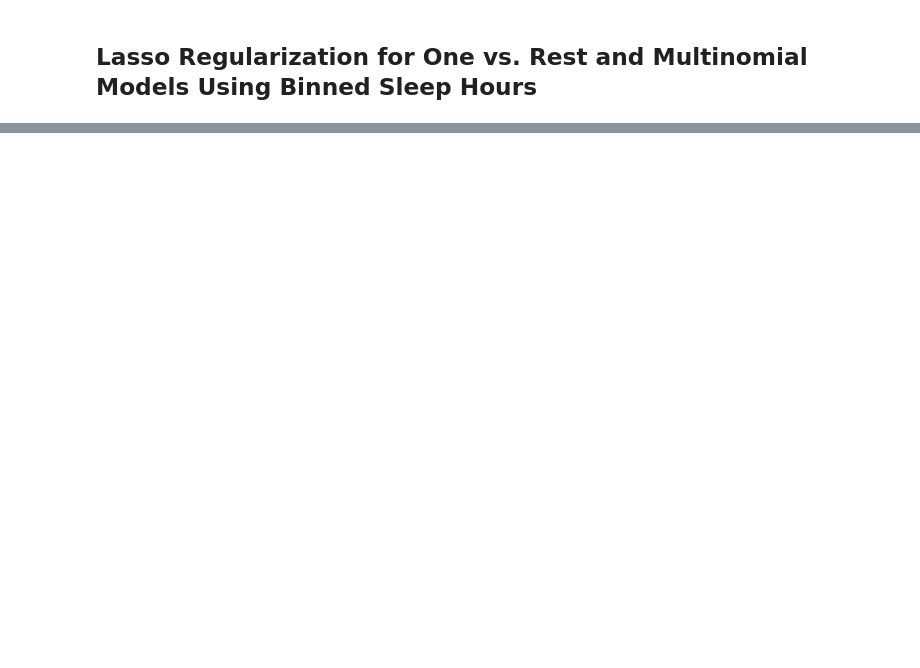
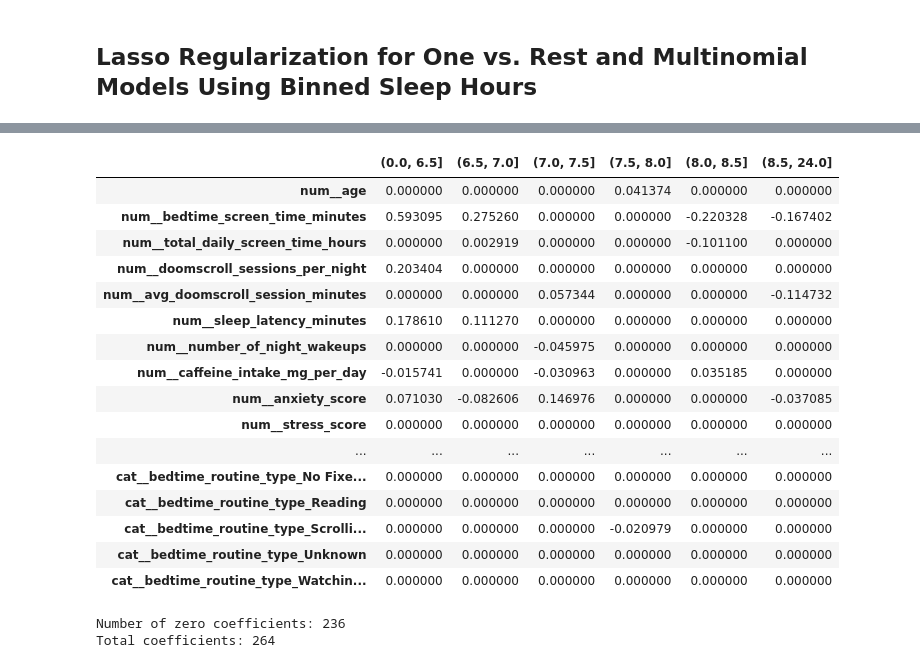
Before and after one commit to hdykens/6021-Final-Project, a Jupyter notebook: 03_Lasso_Regularization/Lasso_MVR_Binned_Sleep_Hours_v1.ipynb, the cells around one changed output, grey strips where cells are left out. Drawn from its saved outputs; the diff is of its cells as text; code cells hidden in the pictures; blank space fills up the shorter version.

```diff
--- a/03_Lasso_Regularization/Lasso_MVR_Binned_Sleep_Hours_v1.ipynb
+++ b/03_Lasso_Regularization/Lasso_MVR_Binned_Sleep_Hours_v1.ipynb
@@ -37,0 +136,8 @@ Index(['age', 'bedtime_screen_time_minutes', 'total_daily_screen_time_hours',
+# %%
+# Numerical predictors
+# Numerical columns will already be in dumified if they are the columns that are integers that are naturally dumified.
+Num_predictors = []
+for col in X_train:
+    if X_train[col].dtype in ['int64', 'float64'] and col not in already_dumified:
+        Num_predictors.append(col)
+Num_predictors
@@ -37,0 +246,35 @@ Index(['age', 'bedtime_screen_time_minutes', 'total_daily_screen_time_hours',
+# %%
+lasso_coefficients = pd.DataFrame(
+    pipe_multi.named_steps["model"].coef_.T,
+    index=pipe_multi.named_steps["transformers"].get_feature_names_out(),
+    columns= pipe_multi.named_steps['model'].classes_
+)
+lasso_coefficients
+# %% [output]
+|  | (0.0, 6.5] | (6.5, 7.0] | (7.0, 7.5] | (7.5, 8.0] | (8.0, 8.5] | (8.5, 24.0] |
+| num__age | 0.000000 | 0.000000 | 0.000000 | 0.041374 | 0.000000 | 0.000000 |
+| num__bedtime_screen_time_minutes | 0.593095 | 0.275260 | 0.000000 | 0.000000 | -0.220328 | -0.167402 |
+| num__total_daily_screen_time_hours | 0.000000 | 0.002919 | 0.000000 | 0.000000 | -0.101100 | 0.000000 |
+| num__doomscroll_sessions_per_night | 0.203404 | 0.000000 | 0.000000 | 0.000000 | 0.000000 | 0.000000 |
+| num__avg_doomscroll_session_minutes | 0.000000 | 0.000000 | 0.057344 | 0.000000 | 0.000000 | -0.114732 |
+| num__sleep_latency_minutes | 0.178610 | 0.111270 | 0.000000 | 0.000000 | 0.000000 | 0.000000 |
+| num__number_of_night_wakeups | 0.000000 | 0.000000 | -0.045975 | 0.000000 | 0.000000 | 0.000000 |
+| num__caffeine_intake_mg_per_day | -0.015741 | 0.000000 | -0.030963 | 0.000000 | 0.035185 | 0.000000 |
+| num__anxiety_score | 0.071030 | -0.082606 | 0.146976 | 0.000000 | 0.000000 | -0.037085 |
+| num__stress_score | 0.000000 | 0.000000 | 0.000000 | 0.000000 | 0.000000 | 0.000000 |
+| ... | ... | ... | ... | ... | ... | ... |
+| cat__bedtime_routine_type_No Fixe... | 0.000000 | 0.000000 | 0.000000 | 0.000000 | 0.000000 | 0.000000 |
+| cat__bedtime_routine_type_Reading | 0.000000 | 0.000000 | 0.000000 | 0.000000 | 0.000000 | 0.000000 |
+| cat__bedtime_routine_type_Scrolli... | 0.000000 | 0.000000 | 0.000000 | -0.020979 | 0.000000 | 0.000000 |
+| cat__bedtime_routine_type_Unknown | 0.000000 | 0.000000 | 0.000000 | 0.000000 | 0.000000 | 0.000000 |
+| cat__bedtime_routine_type_Watchin... | 0.000000 | 0.000000 | 0.000000 | 0.000000 | 0.000000 | 0.000000 |
+# %%
+print("Number of zero coefficients:",
+      (lasso_coefficients == 0).sum().sum())
+
+
+print("Total coefficients:",
+      lasso_coefficients.size)
+# %% [output]
+Number of zero coefficients: 236
+Total coefficients: 264
```
Also changed, not shown: parts of 30 cells of this notebook, 1 other file.
